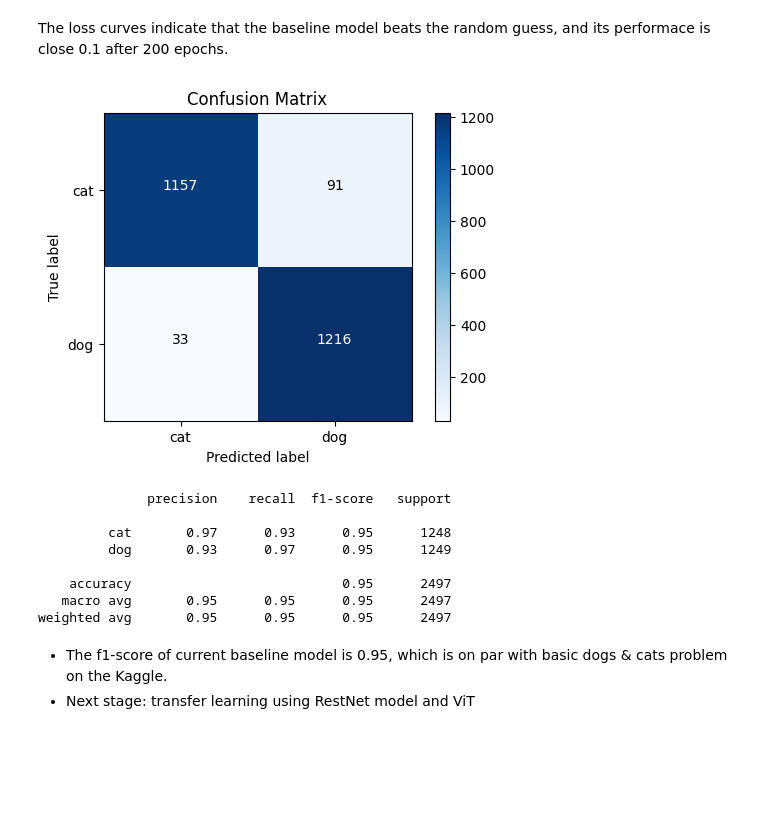
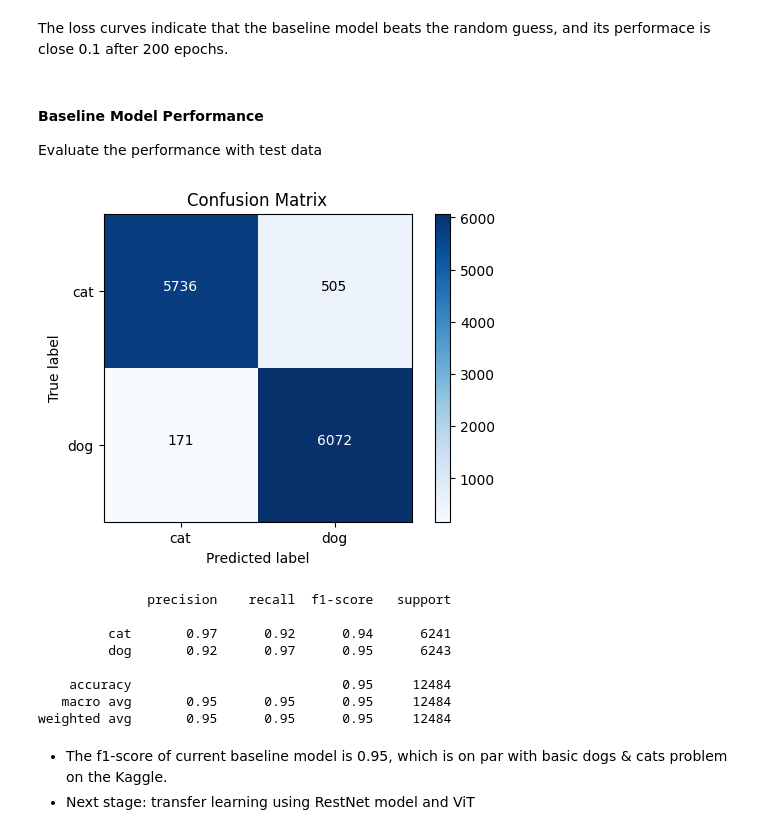
Before and after one commit to vvclin-git/kaggle-image-classification-cats_dogs, a Jupyter notebook: notebooks/01_baseline_train.ipynb, the cells around one changed output. Drawn from its saved outputs; the diff is of its cells as text; code cells hidden in the pictures; blank space fills up the shorter version.

Commit message:
transfer learning models

```diff
--- a/notebooks/01_baseline_train.ipynb
+++ b/notebooks/01_baseline_train.ipynb
@@ -347,7 +347,7 @@ The results showed that optimal pipeline throupgut can be achieved with `num_wor
 # %%
 n_splits = 5
 test_size = 0.2
-skf = StratifiedShuffleSplit(n_splits=n_splits, test_size=test_size, random_state=SEED)
+skf = StratifiedKFold(n_splits=n_splits, shuffle=True, random_state=SEED)
 # %%
 class CV_Trainer():
     def __init__(self, model, idx_train, y_train, ds, ds_aug, cv, loss_fn, optim) -> None:
@@ -377,7 +377,7 @@ class CV_Trainer():
             fold_hist = {'loss':[], 'val_loss':[]}
             fold_tr_idx = self.idx_train[tr_idx]
             fold_val_idx = self.idx_train[val_idx]
-            fold_tr_dl = DataLoader(Subset(self.ds_aug, fold_tr_idx), batch_size=tr_bs, num_workers=tr_nw, persistent_workers=True)
+            fold_tr_dl = DataLoader(Subset(self.ds_aug, fold_tr_idx), batch_size=tr_bs, num_workers=tr_nw, shuffle=True, persistent_workers=True)
             fold_val_dl = DataLoader(Subset(self.ds, fold_val_idx), batch_size=val_bs, num_workers=val_nw, persistent_workers=True)
             model = self.model_cls(**self.model_params).to(DEVICE)
             loss_fn = self.loss_fn()
@@ -541,6 +541,8 @@ for e in epoch_pbar:
     epoch_pbar.set_postfix(loss=f"{train_loss:.4f}", val_loss=f"{val_loss:.4f}")
     if (e + 1) % 20 == 0:
         print(f'epoch: {e + 1}: train loss: {train_loss:.4f}, val_loss={val_loss:.4f}')
+        timestr = time.strftime("%Y%m%d-%H-%M-%S")
+        ckpt_path = f'ckpt_{timestr}_{e + 1}.pt'
         save_checkpoint(
             ckpt_path=ckpt_path,
             model=cnn_clf,
@@ -593,31 +595,38 @@ plt.show()
 [figure]
 # %% [markdown]
 The loss curves indicate that the baseline model beats the random guess, and its performace is close 0.1 after 200 epochs.
+# %% [markdown]
+#### Baseline Model Performance
+Evaluate the performance with test data
+# %%
+ds_test = Subset(ds, idx_test)
+dl_test = DataLoader(ds_test, batch_size=128, num_workers=8, shuffle=False, pin_memory=True, persistent_workers=True)
 # %%
 cnn_clf.eval()
 y_pred = torch.tensor(np.empty_like([])).to(DEVICE)
 y_val = torch.tensor(np.empty_like([])).to(DEVICE)
 with torch.inference_mode():
-    for x, y in tqdm(val_dl, desc=f"inference", leave=False):
+    for x, y in tqdm(dl_test, desc=f"inference with test data", leave=False):
         x = x.to(DEVICE, non_blocking=True)
         y = y.to(DEVICE, non_blocking=True)
         y_pred = torch.concat((y_pred, cnn_clf.predict_id(x)))
         y_val = torch.concat((y_val, y))
 
 y_pred_np = y_pred.to('cpu').detach().numpy().astype('int')
 y_val_np = y_val.to('cpu').detach().numpy().astype('int')
 
+
 plot_confusion_matrix_and_report(y_val_np, y_pred_np, target_names=['cat', 'dog'])
 # %% [output]
-[figure, old version]
+[figure, new version]
               precision    recall  f1-score   support
 
-         cat       0.97      0.93      0.95      1248
-         dog       0.93      0.97      0.95      1249
+         cat       0.97      0.92      0.94      6241
+         dog       0.92      0.97      0.95      6243
 
-    accuracy                           0.95      2497
-   macro avg       0.95      0.95      0.95      2497
-weighted avg       0.95      0.95      0.95      2497
+    accuracy                           0.95     12484
+   macro avg       0.95      0.95      0.95     12484
+weighted avg       0.95      0.95      0.95     12484
 # %% [markdown]
 * The f1-score of current baseline model is 0.95, which is on par with basic dogs & cats problem on the Kaggle.
 * Next stage: transfer learning using RestNet model and ViT
```
Also changed, not shown: parts of 3 cells of this notebook, 5 other files.
